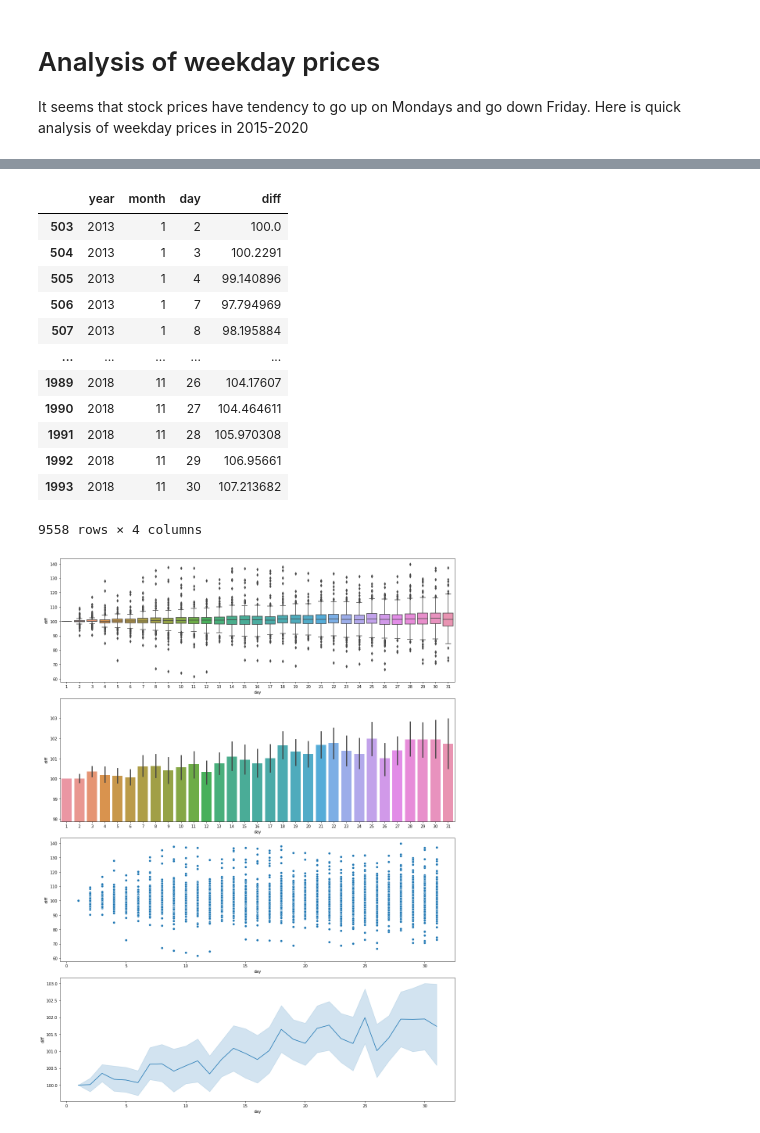
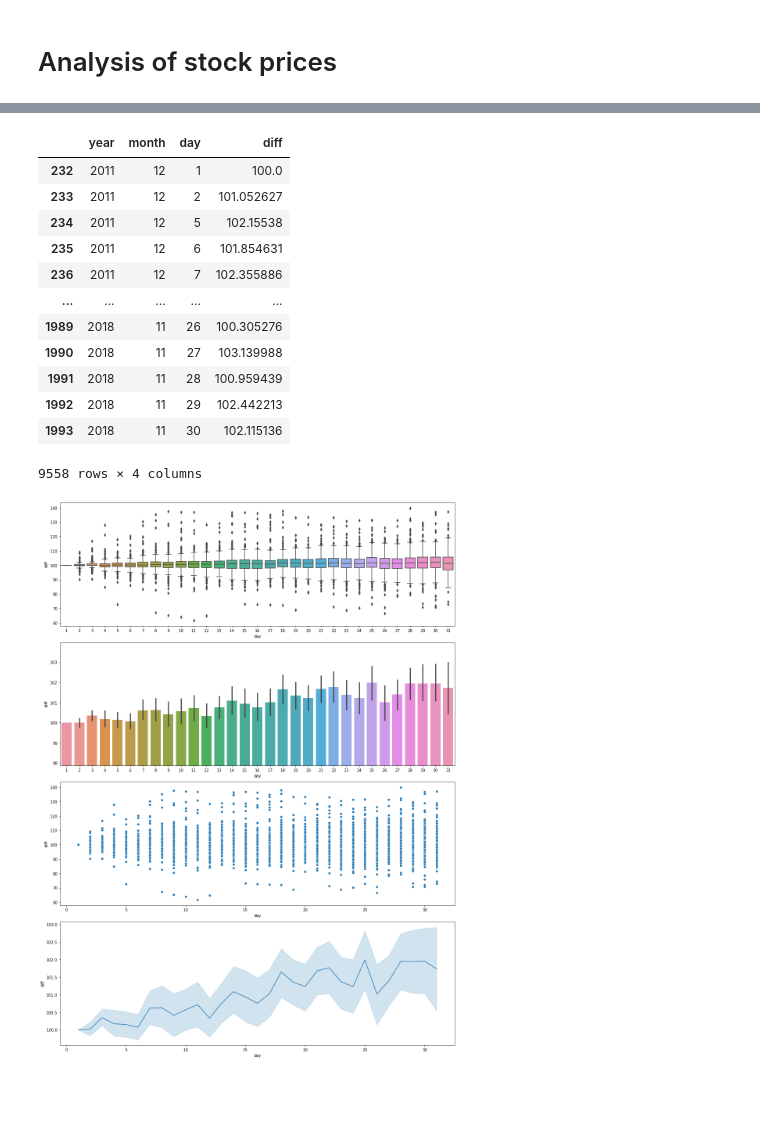
Before and after one commit to kirillstrelkov/playground, a Jupyter notebook: stocks/buy_sell_analysis/analysis.ipynb, the cells around one changed output, grey strips where cells are left out. Drawn from its saved outputs; the diff is of its cells as text; code cells hidden in the pictures; blank space fills up the shorter version.

```diff
--- a/stocks/buy_sell_analysis/analysis.ipynb
+++ b/stocks/buy_sell_analysis/analysis.ipynb
@@ -1,10 +1,7 @@
-# %% [markdown]
-# Analysis of weekday prices
-
-It seems that stock prices have tendency to go up on Mondays and go down Friday.
-Here is quick analysis of weekday prices in 2015-2020
+# %% [markdown]
+# Analysis of stock prices
 # %%
-from analysis import get_best_month_day
+from analysis import Column,get_best_month_day
 
 import numpy as np
 import pandas as pd
@@ -13,9 +10,10 @@ from matplotlib import pyplot
 
 pd.options.mode.chained_assignment = None
 
+FILENAME = "sp500.csv"
 LIMIT = 5
 
-df = get_best_month_day("sp500.csv", limit=LIMIT)
+df = get_best_month_day(FILENAME, limit=LIMIT)
 
 df
 # %% [output]
@@ -27,15 +25,15 @@ df
 |  | year | month | day | diff |
-| 503 | 2013 | 1 | 2 | 100.0 |
-| 504 | 2013 | 1 | 3 | 100.2291 |
-| 505 | 2013 | 1 | 4 | 99.140896 |
-| 506 | 2013 | 1 | 7 | 97.794969 |
-| 507 | 2013 | 1 | 8 | 98.195884 |
+| 232 | 2011 | 12 | 1 | 100.0 |
+| 233 | 2011 | 12 | 2 | 101.052627 |
+| 234 | 2011 | 12 | 5 | 102.15538 |
+| 235 | 2011 | 12 | 6 | 101.854631 |
+| 236 | 2011 | 12 | 7 | 102.355886 |
 | ... | ... | ... | ... | ... |
-| 1989 | 2018 | 11 | 26 | 104.17607 |
-| 1990 | 2018 | 11 | 27 | 104.464611 |
-| 1991 | 2018 | 11 | 28 | 105.970308 |
-| 1992 | 2018 | 11 | 29 | 106.95661 |
-| 1993 | 2018 | 11 | 30 | 107.213682 |
+| 1989 | 2018 | 11 | 26 | 100.305276 |
+| 1990 | 2018 | 11 | 27 | 103.139988 |
+| 1991 | 2018 | 11 | 28 | 100.959439 |
+| 1992 | 2018 | 11 | 29 | 102.442213 |
+| 1993 | 2018 | 11 | 30 | 102.115136 |
 9558 rows × 4 columns
 # %%
 def plot(**kwargs):
@@ -60,9 +58,9 @@ def plot(**kwargs):
 
     fig.tight_layout()
 
-plot(x='day', y='diff', data=df)
+plot(x=Column.DAY, y=Column.PERCENT, data=df)
 # %% [output]
-[figure, old version]
+[figure, new version]
 # %%
 from analysis import get_best_month
 
```
Also changed, not shown: parts of 5 cells of this notebook, 2 other files.
